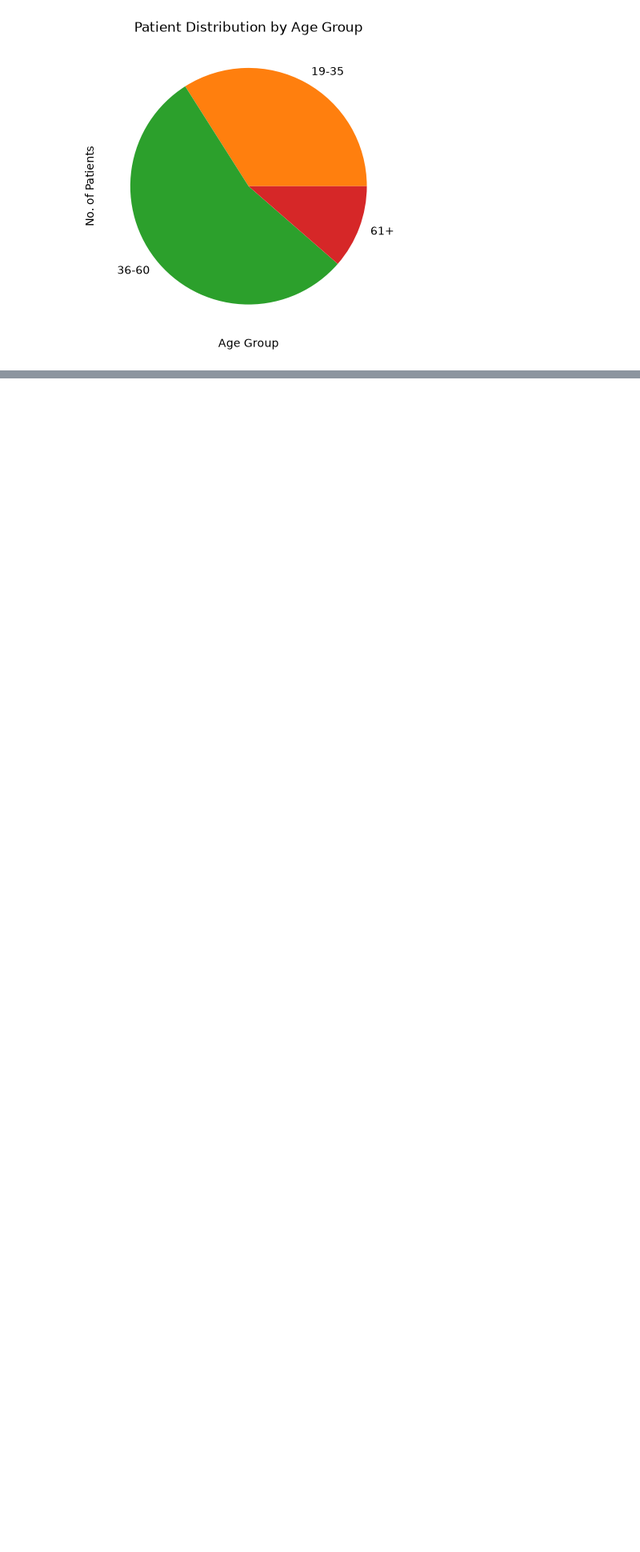
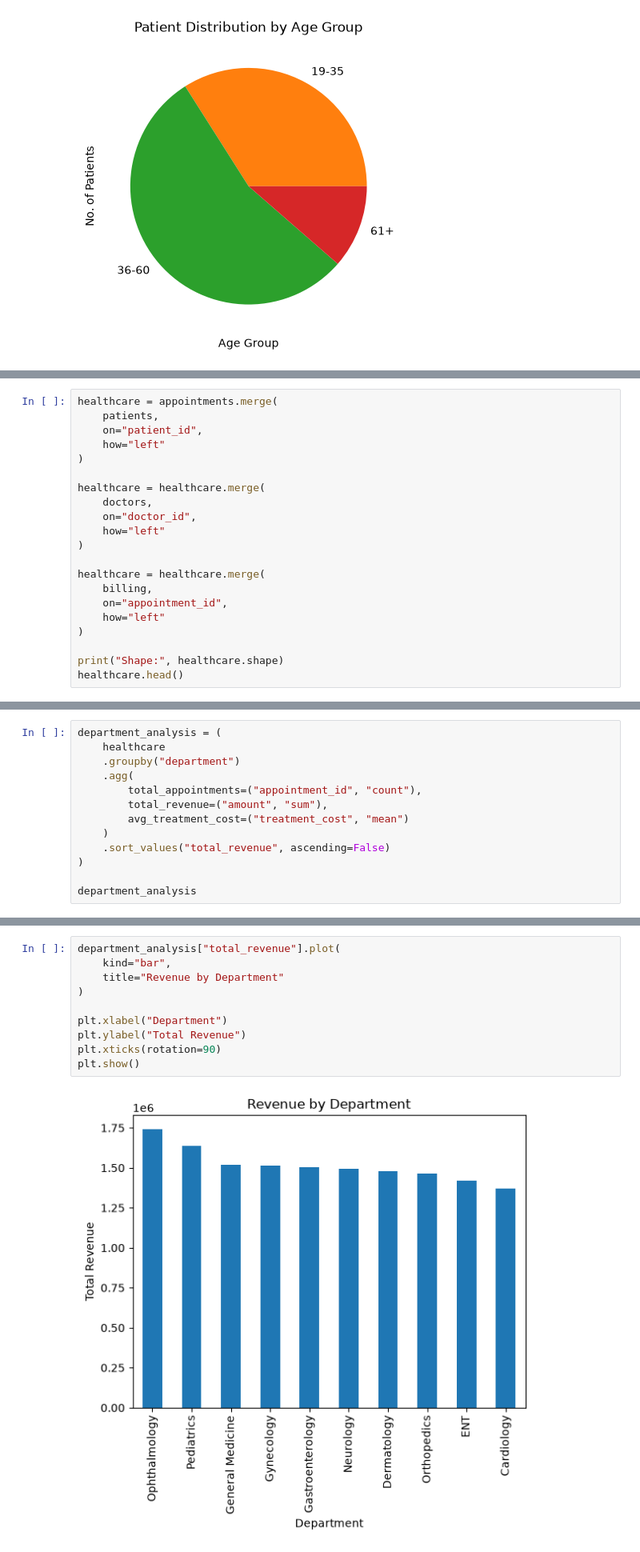
Before and after one commit to Anandmohan2006/Healthcare_analysis, a Jupyter notebook: Python/Healthcare_Analysis.ipynb, the cells around one changed output, grey strips where cells are left out. Shown at 80% size. Cells and saved outputs as stored; diff of their text form; blank space fills up the shorter version.

```diff
--- a/Python/Healthcare_Analysis.ipynb
+++ b/Python/Healthcare_Analysis.ipynb
@@ -141,0 +242,21 @@ plt.show()
+# %%
+healthcare = appointments.merge(
+    patients,
+    on="patient_id",
+    how="left"
+)
+
+healthcare = healthcare.merge(
+    doctors,
+    on="doctor_id",
+    how="left"
+)
+
+healthcare = healthcare.merge(
+    billing,
+    on="appointment_id",
+    how="left"
+)
+
+print("Shape:", healthcare.shape)
+healthcare.head()
@@ -141,0 +272,13 @@ plt.show()
+# %%
+department_analysis = (
+    healthcare
+    .groupby("department")
+    .agg(
+        total_appointments=("appointment_id", "count"),
+        total_revenue=("amount", "sum"),
+        avg_treatment_cost=("treatment_cost", "mean")
+    )
+    .sort_values("total_revenue", ascending=False)
+)
+
+department_analysis
@@ -141,0 +298,12 @@ plt.show()
+# %%
+department_analysis["total_revenue"].plot(
+    kind="bar",
+    title="Revenue by Department"
+)
+
+plt.xlabel("Department")
+plt.ylabel("Total Revenue")
+plt.xticks(rotation=90)
+plt.show()
+# %% [output]
+[figure, added]
```
Also changed, not shown: parts of 7 cells of this notebook.
